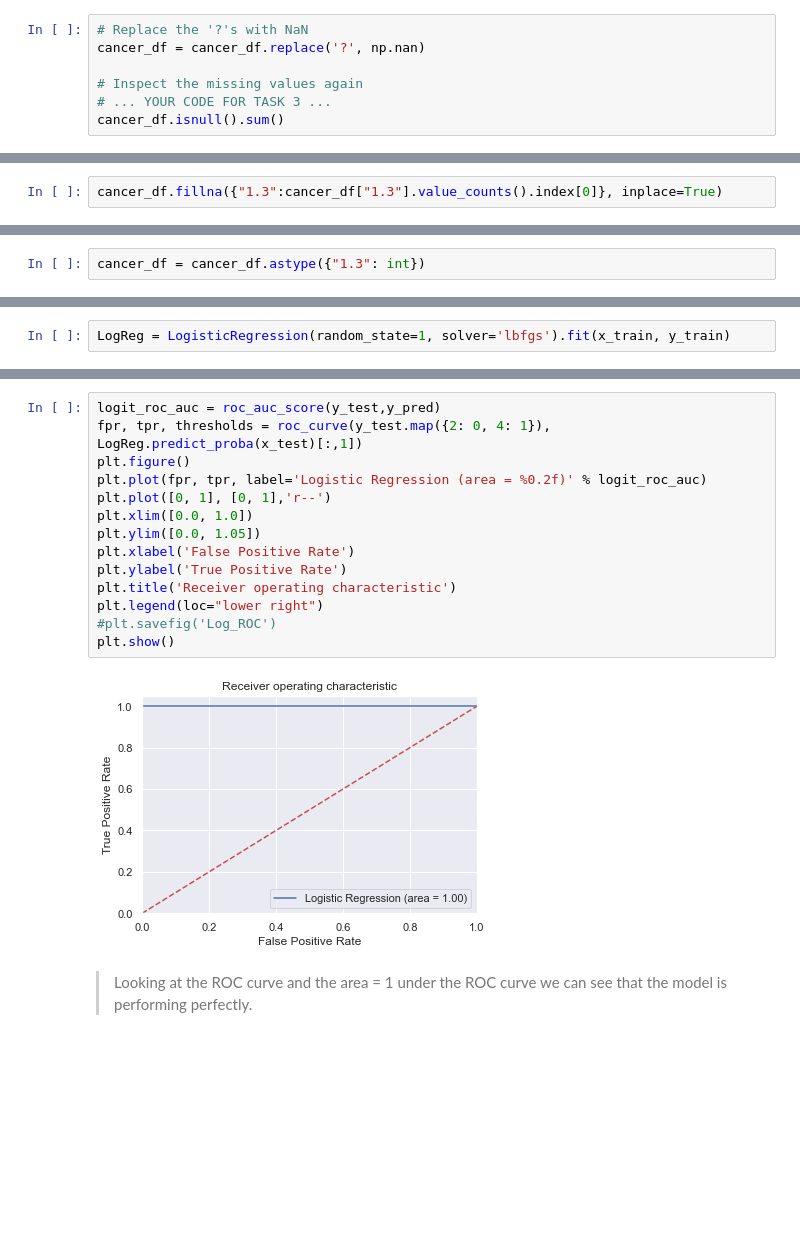
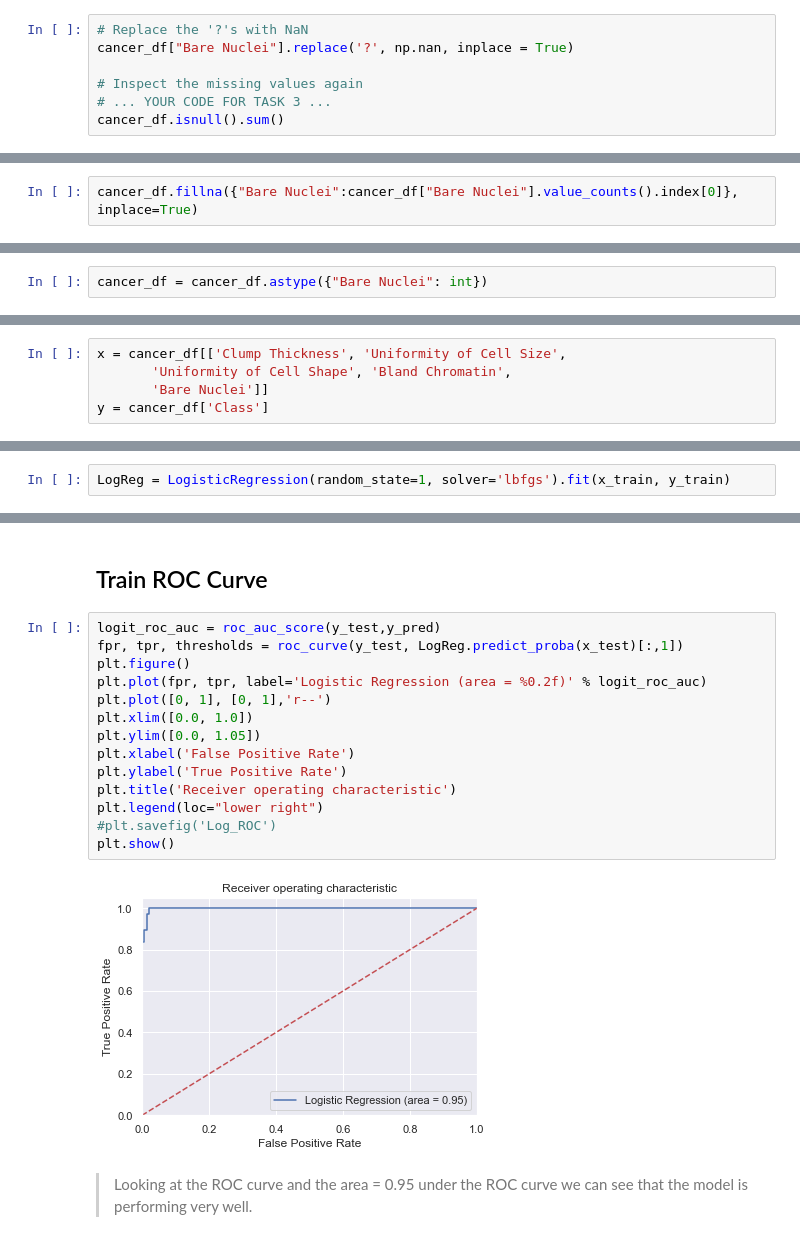
Before and after one commit to keanubowker8/Logistic-Predict-Breast-Cancer, a Jupyter notebook: Predict_Breast_Cancer.ipynb, the cells around one changed output, grey strips where cells are left out. Saved outputs shown, nothing was run; the diff lists cells and outputs as text; blank space fills up the shorter version.

```diff
--- a/Predict_Breast_Cancer.ipynb
+++ b/Predict_Breast_Cancer.ipynb
@@ -74,7 +99,7 @@ All the columns are of type integer execpt for 1.3. I'll have to change that lat
 </blockquote>
 # %%
 # Replace the '?'s with NaN
-cancer_df = cancer_df.replace('?', np.nan)
+cancer_df["Bare Nuclei"].replace('?', np.nan, inplace = True)
 
 # Inspect the missing values again
 # ... YOUR CODE FOR TASK 3 ...
@@ -96,7 +121,7 @@ dtype: int64
     The data contains <b>"?"</b> in the 1.3 column which will create a problem when we try and build a model as a logistic regression model can only be built with numeric data types. So I'll replace the question marks with <b>Nan</b> values and then fill them with the mode value.
     </blockquote>
 # %%
-cancer_df.fillna({"1.3":cancer_df["1.3"].value_counts().index[0]}, inplace=True)
+cancer_df.fillna({"Bare Nuclei":cancer_df["Bare Nuclei"].value_counts().index[0]}, inplace=True)
 # %%
 cancer_df.isnull().sum()
 # %% [output]
@@ -113,3 +138,3 @@ cancer_df.isnull().sum()
 dtype: int64
 # %%
-cancer_df = cancer_df.astype({"1.3": int})
+cancer_df = cancer_df.astype({"Bare Nuclei": int})
@@ -264,0 +341,5 @@ y = cancer_df['2.1']
+# %%
+x = cancer_df[['Clump Thickness', 'Uniformity of Cell Size',
+       'Uniformity of Cell Shape', 'Bland Chromatin',
+       'Bare Nuclei']]
+y = cancer_df['Class']
@@ -327,21 +455,23 @@ The precision score 1 meaning that all of the predicted cases were correct. The
+# %% [markdown]
+<h2>Train ROC Curve</h2>
 # %%
 logit_roc_auc = roc_auc_score(y_test,y_pred)
-fpr, tpr, thresholds = roc_curve(y_test.map({2: 0, 4: 1}), LogReg.predict_proba(x_test)[:,1])
+fpr, tpr, thresholds = roc_curve(y_test, LogReg.predict_proba(x_test)[:,1])
 plt.figure()
 plt.plot(fpr, tpr, label='Logistic Regression (area = %0.2f)' % logit_roc_auc)
 plt.plot([0, 1], [0, 1],'r--')
 plt.xlim([0.0, 1.0])
 plt.ylim([0.0, 1.05])
 plt.xlabel('False Positive Rate')
 plt.ylabel('True Positive Rate')
 plt.title('Receiver operating characteristic')
 plt.legend(loc="lower right")
 #plt.savefig('Log_ROC')
 plt.show()
 # %% [output]
-[figure, old version]
+[figure, new version]
 # %% [markdown]
 <blockquote>
-    Looking at the ROC curve and the area = 1 under the ROC curve we can see that the model is performing perfectly.
+    Looking at the ROC curve and the area = 0.95 under the ROC curve we can see that the model is performing very well.
 
 </blockquote>
```
Also changed, not shown: parts of 62 cells of this notebook, 1 other file.
